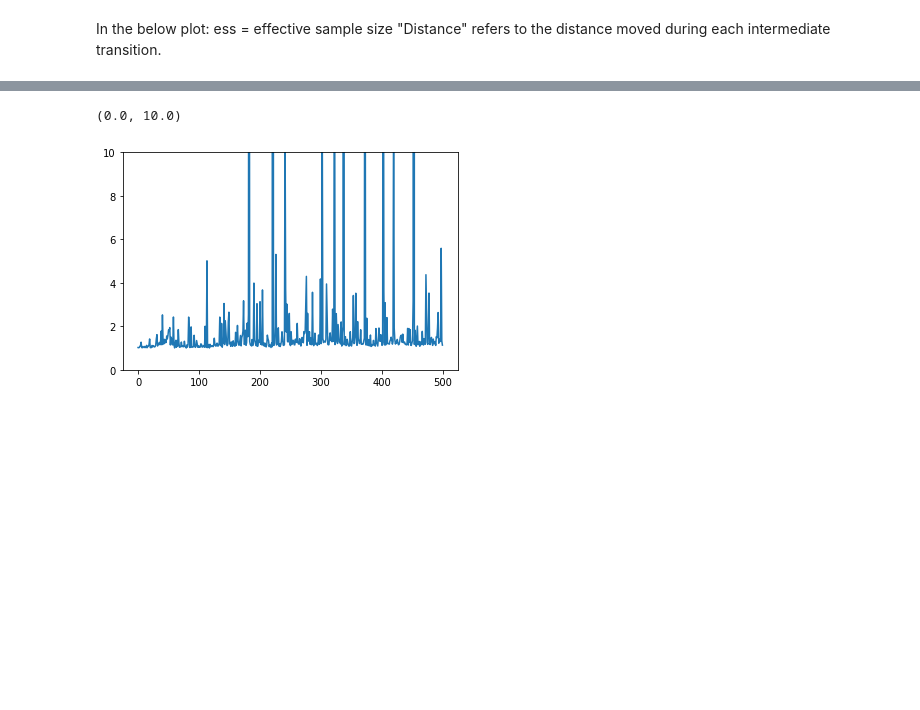
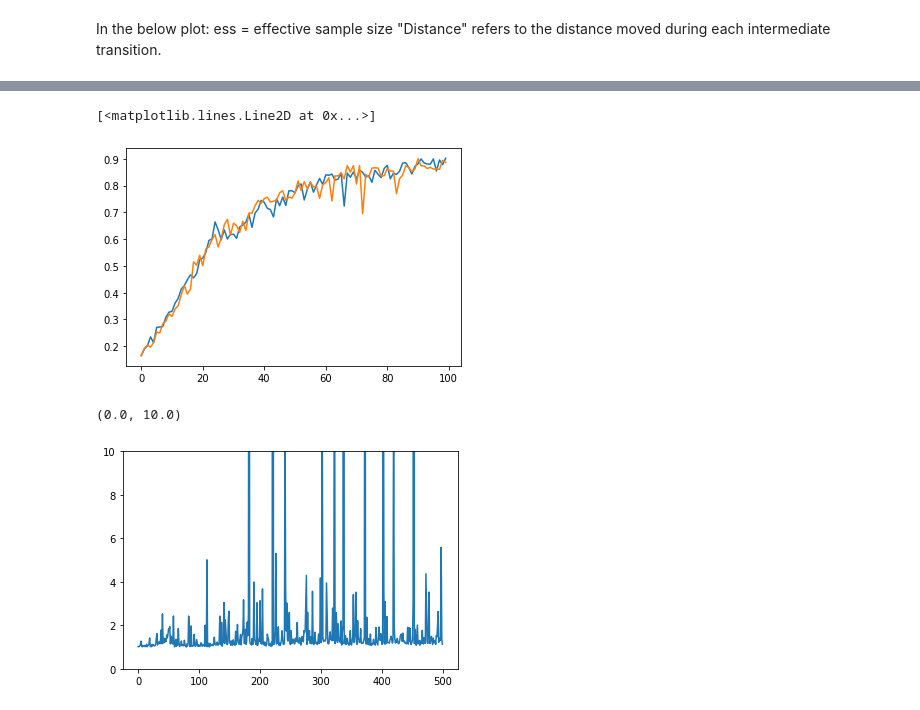
Before and after one commit to lollcat/fab-torch, a Jupyter notebook: examples/double_well_with_prioritised_buffer.ipynb, the cells around one changed output, grey strips where cells are left out. Saved outputs shown, nothing was run; the diff lists cells and outputs as text; code cells hidden in the pictures; blank space fills up the shorter version.

Commit message:
fix: improve prioritised replay eval

```diff
--- a/examples/double_well_with_prioritised_buffer.ipynb
+++ b/examples/double_well_with_prioritised_buffer.ipynb
@@ -152,3 +152,9 @@ plot_history(logger.history)
+# %%
+plt.plot(logger.history["eval_ess_ais_p_target"])
+plt.plot(logger.history["eval_ess_ais_p2overq_target"])
+# %% [output]
+[<matplotlib.lines.Line2D at 0x...>]
+[figure, added]
 # %%
 plt.plot(logger.history["w_adjust_max"])
 plt.ylim([0, 10.0])
```
Also changed, not shown: parts of 2 cells of this notebook, 2 other files.
